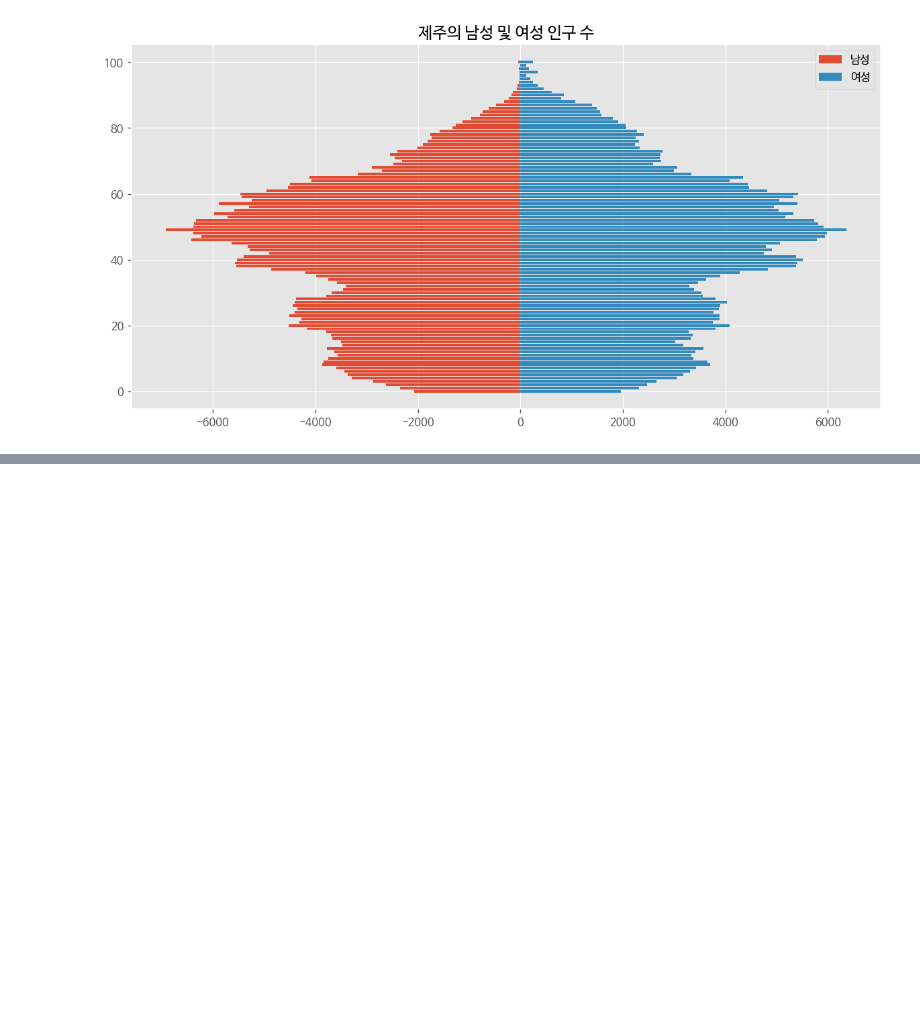
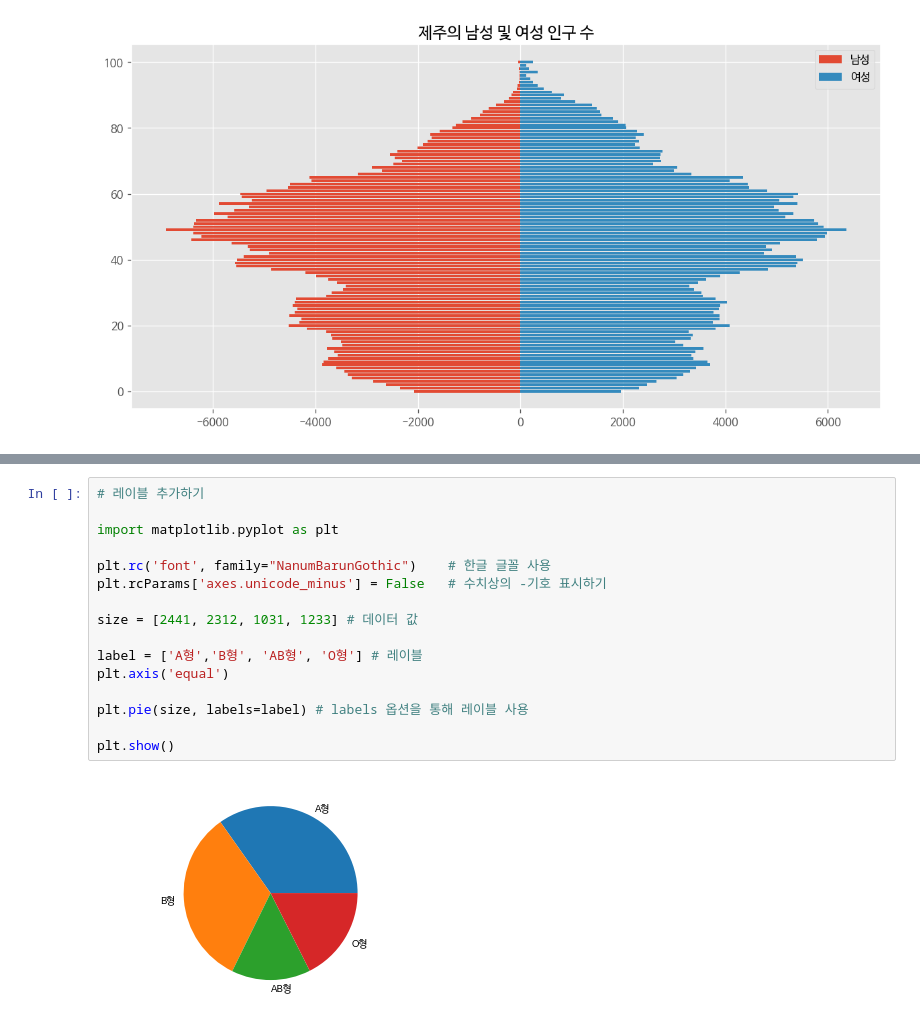
Before and after one commit to taesamja/AIpython, a Jupyter notebook: 모두의데이터분석.ipynb, the cells around one changed output, grey strips where cells are left out. Drawn from its saved outputs; the diff is of its cells as text; blank space fills up the shorter version.

```diff
--- a/모두의데이터분석.ipynb
+++ b/모두의데이터분석.ipynb
@@ -1535,0 +1572,18 @@ plt.show()
+# %%
+# 레이블 추가하기
+
+import matplotlib.pyplot as plt
+
+plt.rc('font', family="NanumBarunGothic")    # 한글 글꼴 사용
+plt.rcParams['axes.unicode_minus'] = False   # 수치상의 -기호 표시하기
+
+size = [2441, 2312, 1031, 1233] # 데이터 값
+
+label = ['A형','B형', 'AB형', 'O형'] # 레이블
+plt.axis('equal')
+
+plt.pie(size, labels=label) # labels 옵션을 통해 레이블 사용
+
+plt.show()
+# %% [output]
+[figure, added]
```
Also changed, not shown: parts of 73 cells of this notebook.
